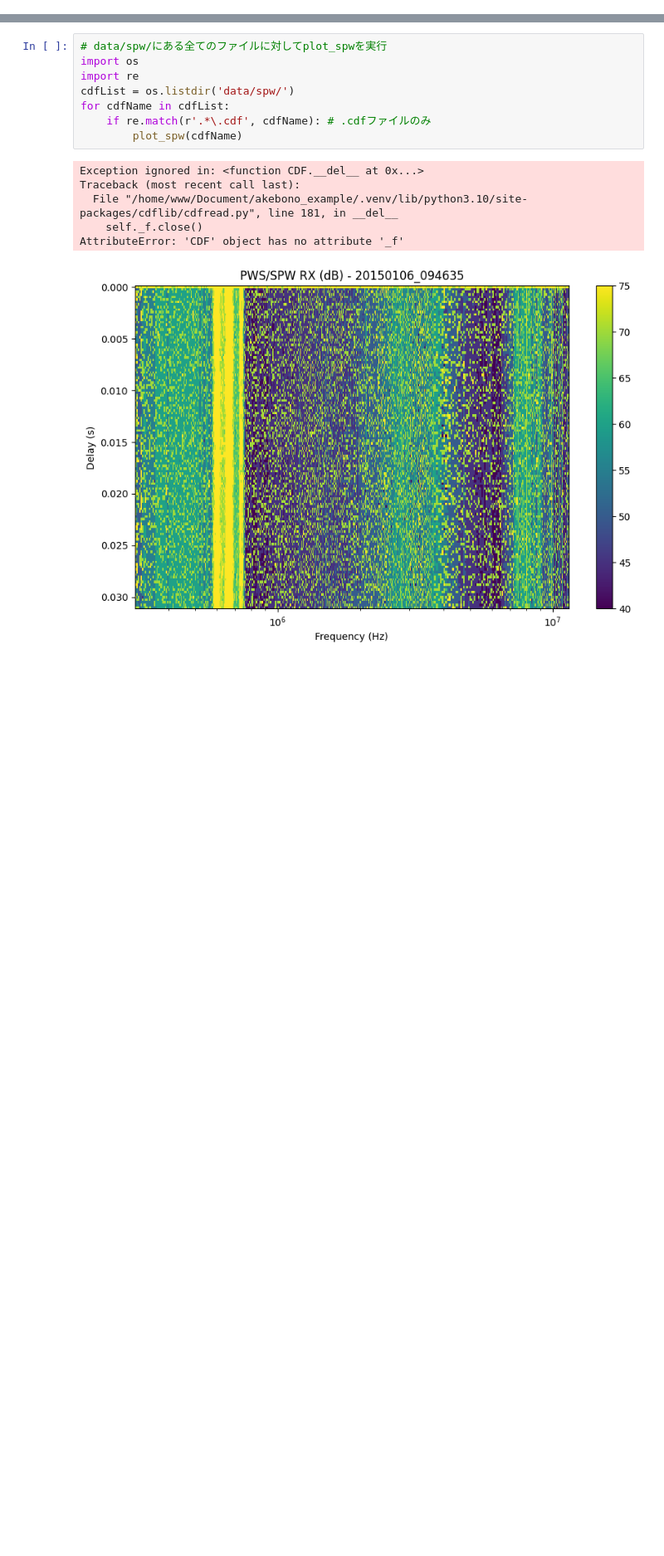
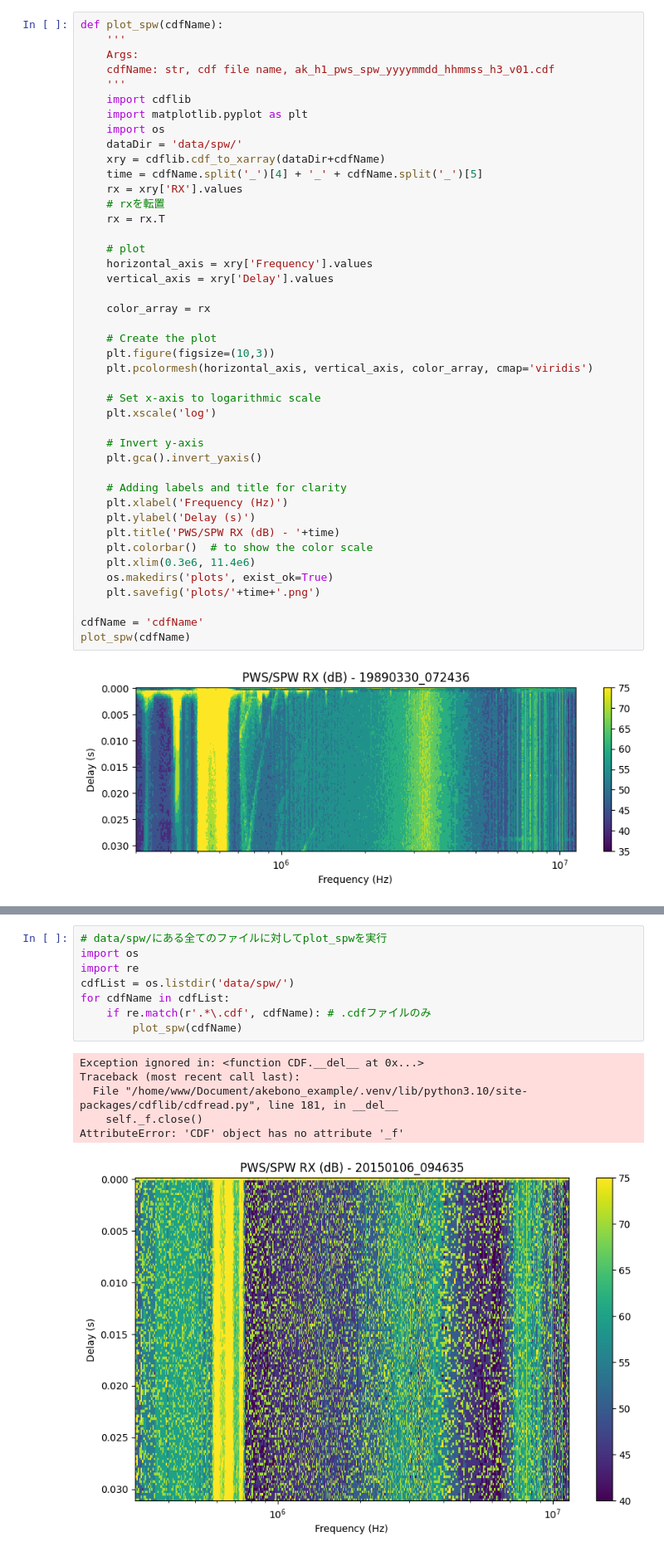
Before and after one commit to shuji-onosawa/akebono_example, a Jupyter notebook: plot_spw.ipynb, the cells around one changed output, grey strips where cells are left out. Shown at 83% size. Cells and saved outputs as stored; diff of their text form; blank space fills up the shorter version.

```diff
--- a/plot_spw.ipynb
+++ b/plot_spw.ipynb
@@ -1,2 +1,47 @@
+# %%
+def plot_spw(cdfName):
+    '''
+    Args:
+    cdfName: str, cdf file name, ak_h1_pws_spw_yyyymmdd_hhmmss_h3_v01.cdf
+    '''
+    import cdflib
+    import matplotlib.pyplot as plt
+    import os
+    dataDir = 'data/spw/'
+    xry = cdflib.cdf_to_xarray(dataDir+cdfName)
+    time = cdfName.split('_')[4] + '_' + cdfName.split('_')[5]
+    rx = xry['RX'].values
+    # rxを転置
+    rx = rx.T
+
+    # plot
+    horizontal_axis = xry['Frequency'].values
+    vertical_axis = xry['Delay'].values
+
+    color_array = rx
+
+    # Create the plot
+    plt.figure(figsize=(10,3))
+    plt.pcolormesh(horizontal_axis, vertical_axis, color_array, cmap='viridis')
+
+    # Set x-axis to logarithmic scale
+    plt.xscale('log')
+
+    # Invert y-axis
+    plt.gca().invert_yaxis()
+
+    # Adding labels and title for clarity
+    plt.xlabel('Frequency (Hz)')
+    plt.ylabel('Delay (s)')
+    plt.title('PWS/SPW RX (dB) - '+time)
+    plt.colorbar()  # to show the color scale
+    plt.xlim(0.3e6, 11.4e6)
+    os.makedirs('plots', exist_ok=True)
+    plt.savefig('plots/'+time+'.png')
+
+cdfName = 'cdfName'
+plot_spw(cdfName)
+# %% [output]
+[figure, added]
 # %%
 import cdflib
```
Also changed, not shown: parts of 2 cells of this notebook.
